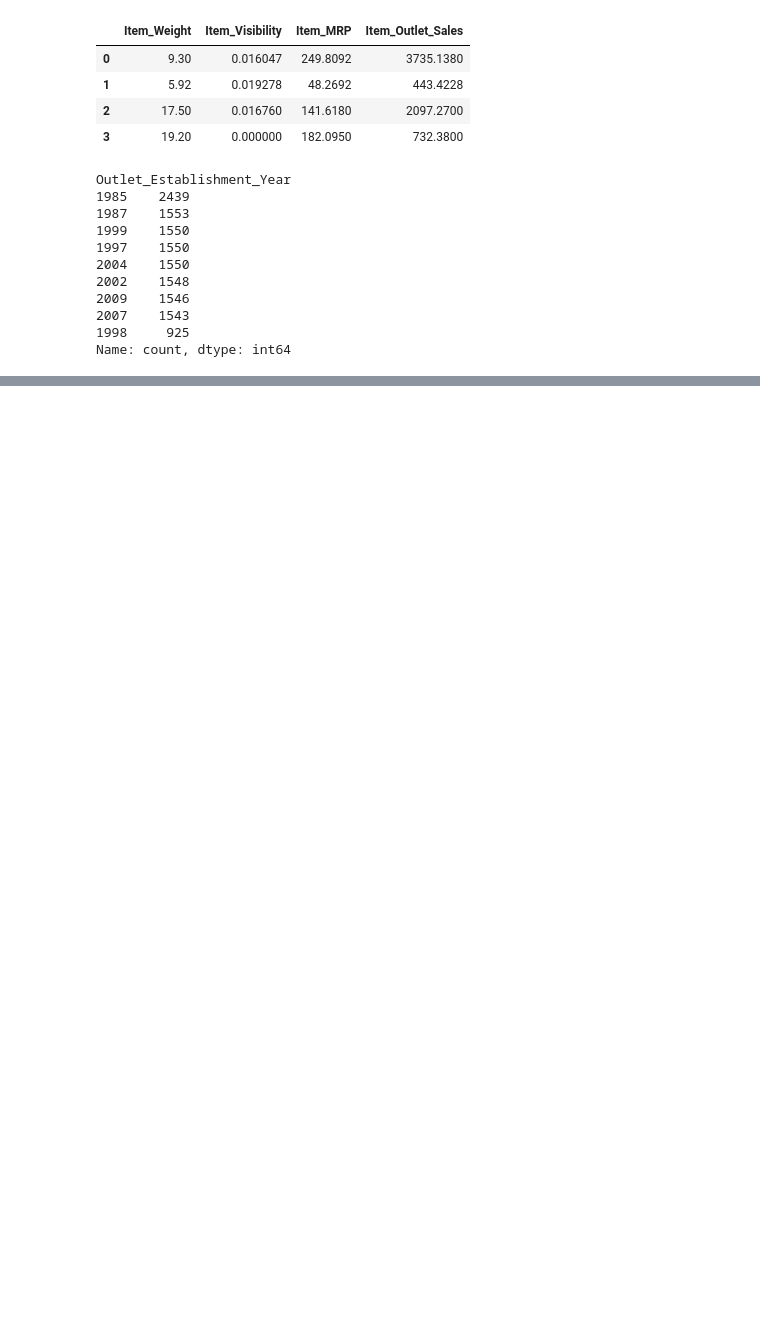
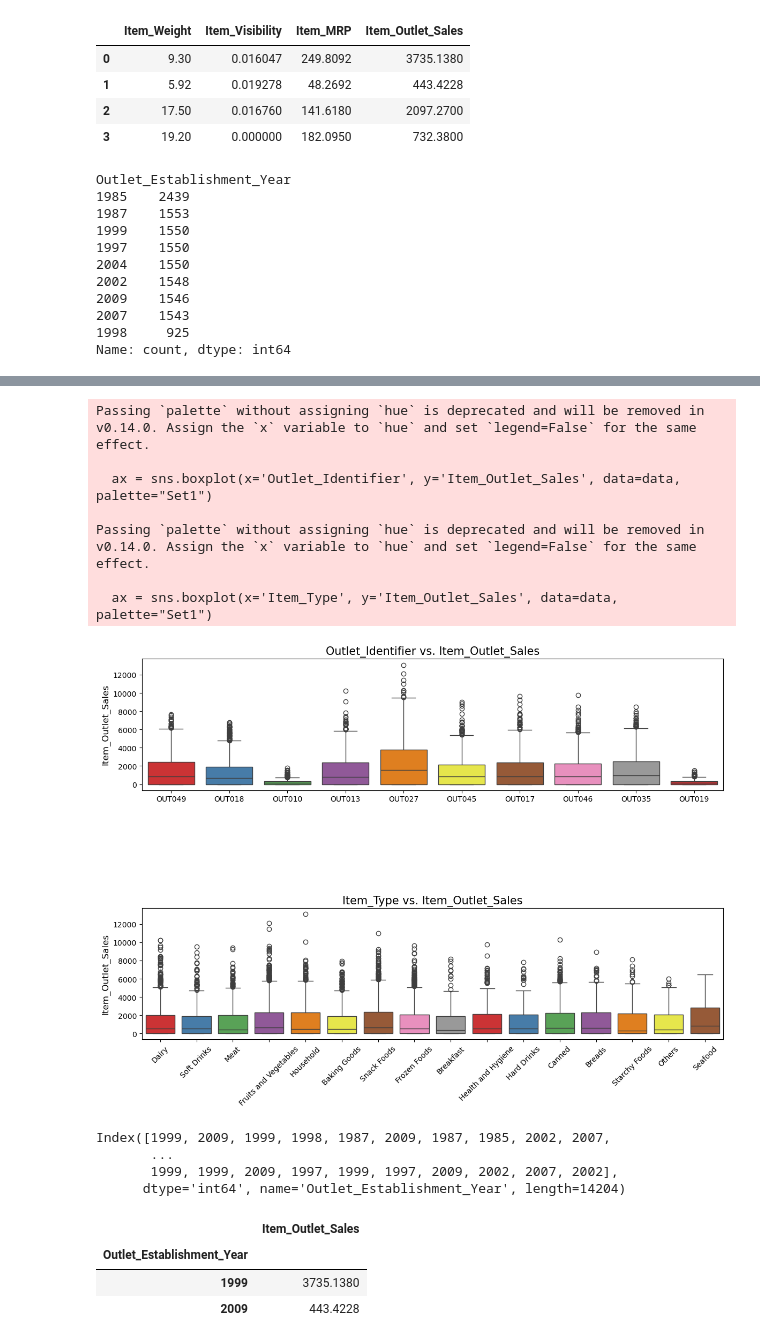
Before and after one commit to MudaserShah/Exploratory-Data-Analysis-EDA-, a Jupyter notebook: Big_Mart_Sales.ipynb, the cells around one changed output, grey strips where cells are left out. Cells and saved outputs as stored; diff of their text form; code cells hidden in the pictures; blank space fills up the shorter version.

```diff
--- a/Big_Mart_Sales.ipynb
+++ b/Big_Mart_Sales.ipynb
@@ -135,0 +290,8 @@ Name: count, dtype: int64
+# %%
+missing_values = data['Outlet_Size'].isnull()
+
+print("Original missing:", sum(missing_values))
+
+data.loc[missing_values, 'Outlet_Size'] = data.loc[missing_values, 'Outlet_Type'].map(outlet_size_mode)
+
+print("After imputation:", sum(data['Outlet_Size'].isnull()))
@@ -135,0 +382,44 @@ Name: count, dtype: int64
+# %%
+plt.figure(figsize = (14,9))
+
+plt.subplot(211)
+ax = sns.boxplot(x='Outlet_Identifier', y='Item_Outlet_Sales', data=data, palette="Set1")
+ax.set_title("Outlet_Identifier vs. Item_Outlet_Sales", fontsize=15)
+ax.set_xlabel("", fontsize=12)
+ax.set_ylabel("Item_Outlet_Sales", fontsize=12)
+
+plt.subplot(212)
+ax = sns.boxplot(x='Item_Type', y='Item_Outlet_Sales', data=data, palette="Set1")
+ax.set_title("Item_Type vs. Item_Outlet_Sales", fontsize=15)
+ax.set_xlabel("", fontsize=12)
+ax.set_ylabel("Item_Outlet_Sales", fontsize=12)
+
+plt.subplots_adjust(hspace = 0.9, top = 0.9)
+plt.setp(ax.get_xticklabels(), rotation=45)
+
+plt.show()
+# %% [output]
+Passing `palette` without assigning `hue` is deprecated and will be removed in v0.14.0. Assign the `x` variable to `hue` and set `legend=False` for the same effect.
+
+  ax = sns.boxplot(x='Outlet_Identifier', y='Item_Outlet_Sales', data=data, palette="Set1")
+
+Passing `palette` without assigning `hue` is deprecated and will be removed in v0.14.0. Assign the `x` variable to `hue` and set `legend=False` for the same effect.
+
+  ax = sns.boxplot(x='Item_Type', y='Item_Outlet_Sales', data=data, palette="Set1")
+[figure, added]
+# %%
+data.index = data['Outlet_Establishment_Year']
+data.index
+# %% [output]
+Index([1999, 2009, 1999, 1998, 1987, 2009, 1987, 1985, 2002, 2007,
+       ...
+       1999, 1999, 2009, 1997, 1999, 1997, 2009, 2002, 2007, 2002],
+      dtype='int64', name='Outlet_Establishment_Year', length=14204)
+# %%
+df = data.loc[:,['Item_Outlet_Sales']]
+df.head(2)
+# %% [output]
+|  | Item_Outlet_Sales |
+| Outlet_Establishment_Year |  |
+| 1999 | 3735.1380 |
+| 2009 | 443.4228 |
```
Also changed, not shown: parts of 23 cells of this notebook.
